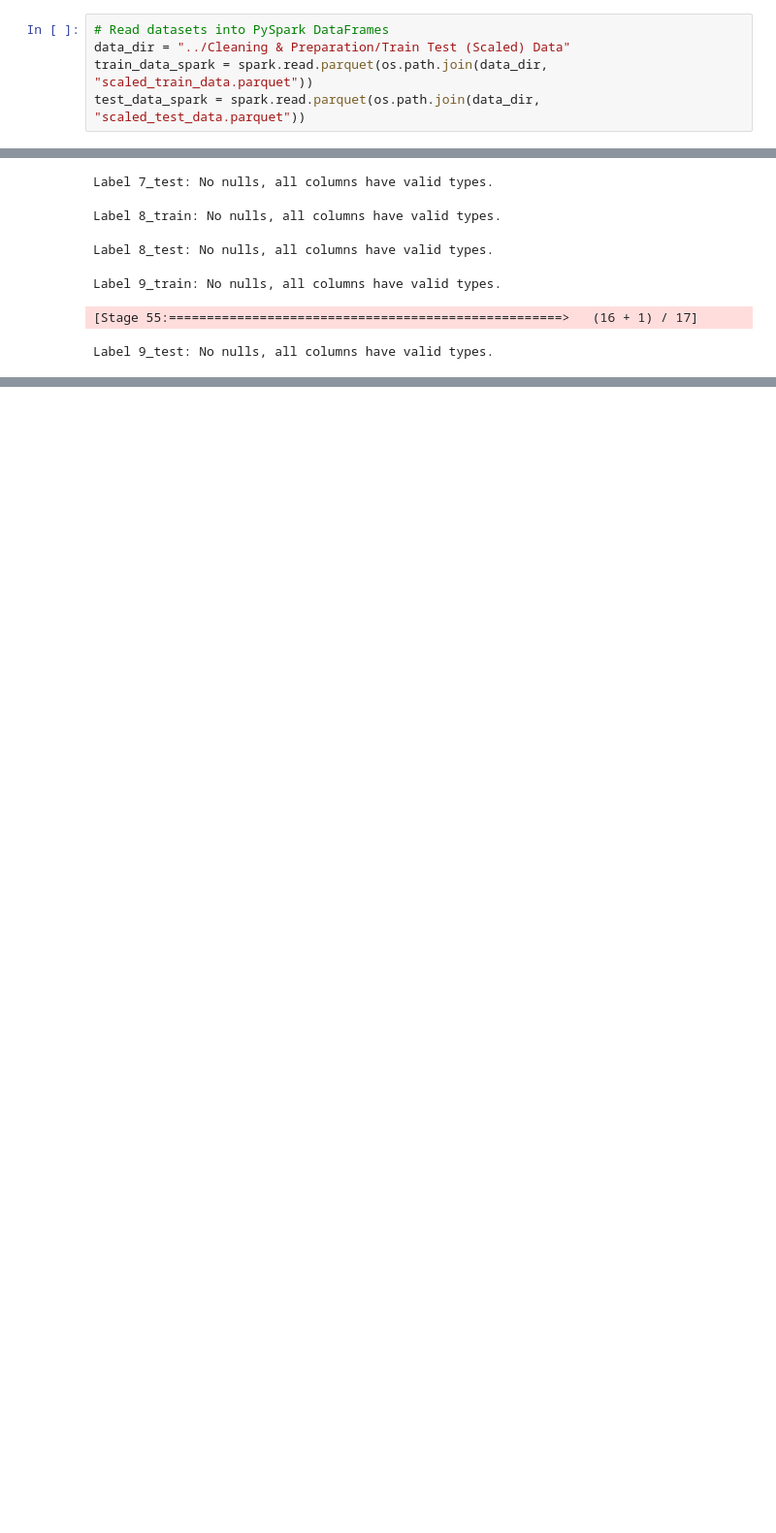
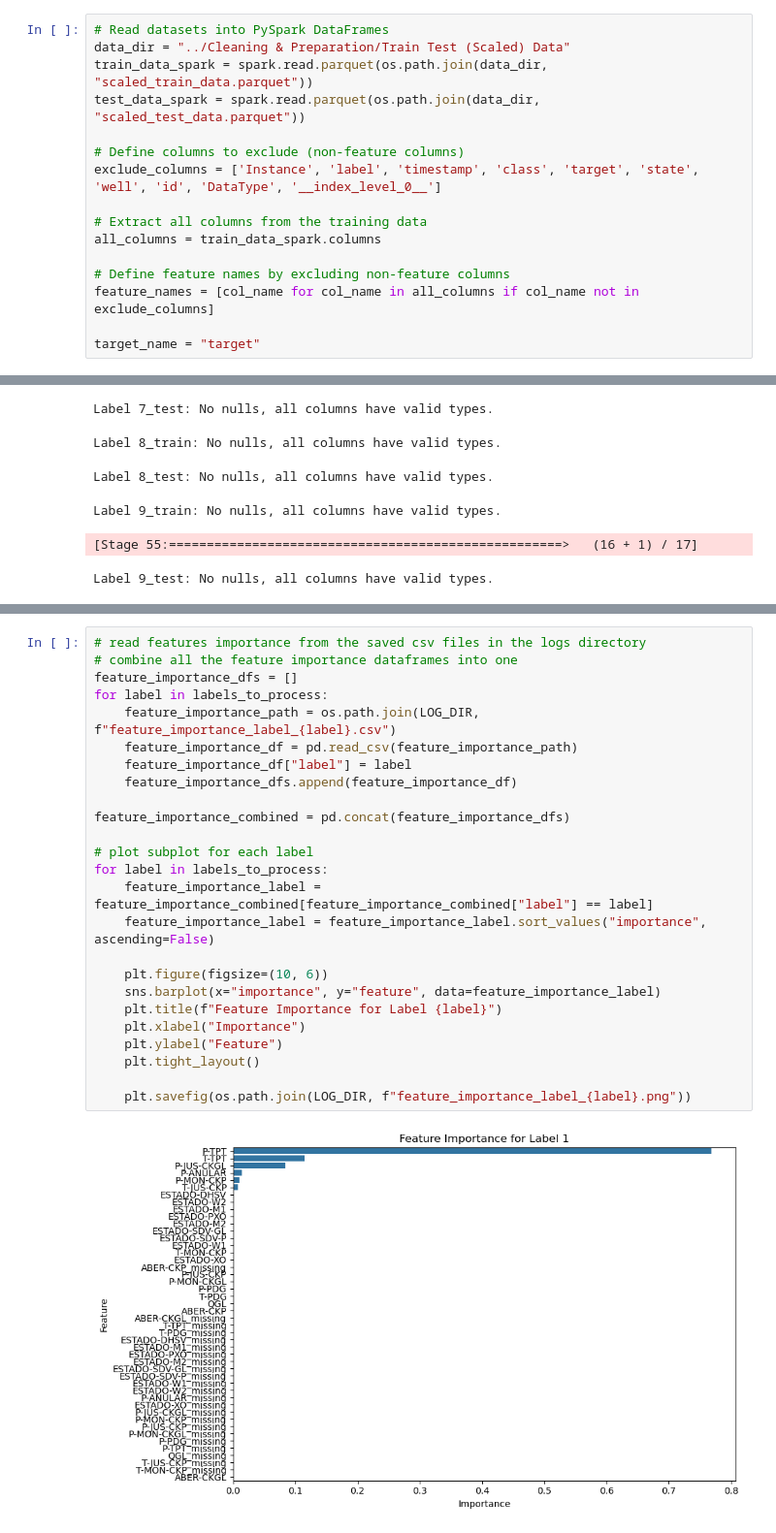
Before and after one commit to Abdulatif-AZ/CapStone, a Jupyter notebook: ML/3W_PySpark_MLlib_Binary_by_label.ipynb, the cells around one changed output, grey strips where cells are left out. Shown at 97% size. Cells and saved outputs as stored; diff of their text form; blank space fills up the shorter version.

Commit message:
Updated to fix error with feature filter. Added feature importace plots.

```diff
--- a/ML/3W_PySpark_MLlib_Binary_by_label.ipynb
+++ b/ML/3W_PySpark_MLlib_Binary_by_label.ipynb
@@ -55,3 +71,14 @@ target_name = "target"
 data_dir = "../Cleaning & Preparation/Train Test (Scaled) Data"
 train_data_spark = spark.read.parquet(os.path.join(data_dir, "scaled_train_data.parquet"))
 test_data_spark = spark.read.parquet(os.path.join(data_dir, "scaled_test_data.parquet"))
+
+# Define columns to exclude (non-feature columns)
+exclude_columns = ['Instance', 'label', 'timestamp', 'class', 'target', 'state', 'well', 'id', 'DataType', '__index_level_0__']
+
+# Extract all columns from the training data
+all_columns = train_data_spark.columns
+
+# Define feature names by excluding non-feature columns
+feature_names = [col_name for col_name in all_columns if col_name not in exclude_columns]
+
+target_name = "target"
@@ -300,0 +370,27 @@ Processing label: 7
+# %%
+# read features importance from the saved csv files in the logs directory
+# combine all the feature importance dataframes into one
+feature_importance_dfs = []
+for label in labels_to_process:
+    feature_importance_path = os.path.join(LOG_DIR, f"feature_importance_label_{label}.csv")
+    feature_importance_df = pd.read_csv(feature_importance_path)
+    feature_importance_df["label"] = label
+    feature_importance_dfs.append(feature_importance_df)
+
+feature_importance_combined = pd.concat(feature_importance_dfs)
+
+# plot subplot for each label
+for label in labels_to_process:
+    feature_importance_label = feature_importance_combined[feature_importance_combined["label"] == label]
+    feature_importance_label = feature_importance_label.sort_values("importance", ascending=False)
+
+    plt.figure(figsize=(10, 6))
+    sns.barplot(x="importance", y="feature", data=feature_importance_label)
+    plt.title(f"Feature Importance for Label {label}")
+    plt.xlabel("Importance")
+    plt.ylabel("Feature")
+    plt.tight_layout()
+
+    plt.savefig(os.path.join(LOG_DIR, f"feature_importance_label_{label}.png"))
+# %% [output]
+[figure, added]
```
Also changed, not shown: parts of 8 cells of this notebook.
